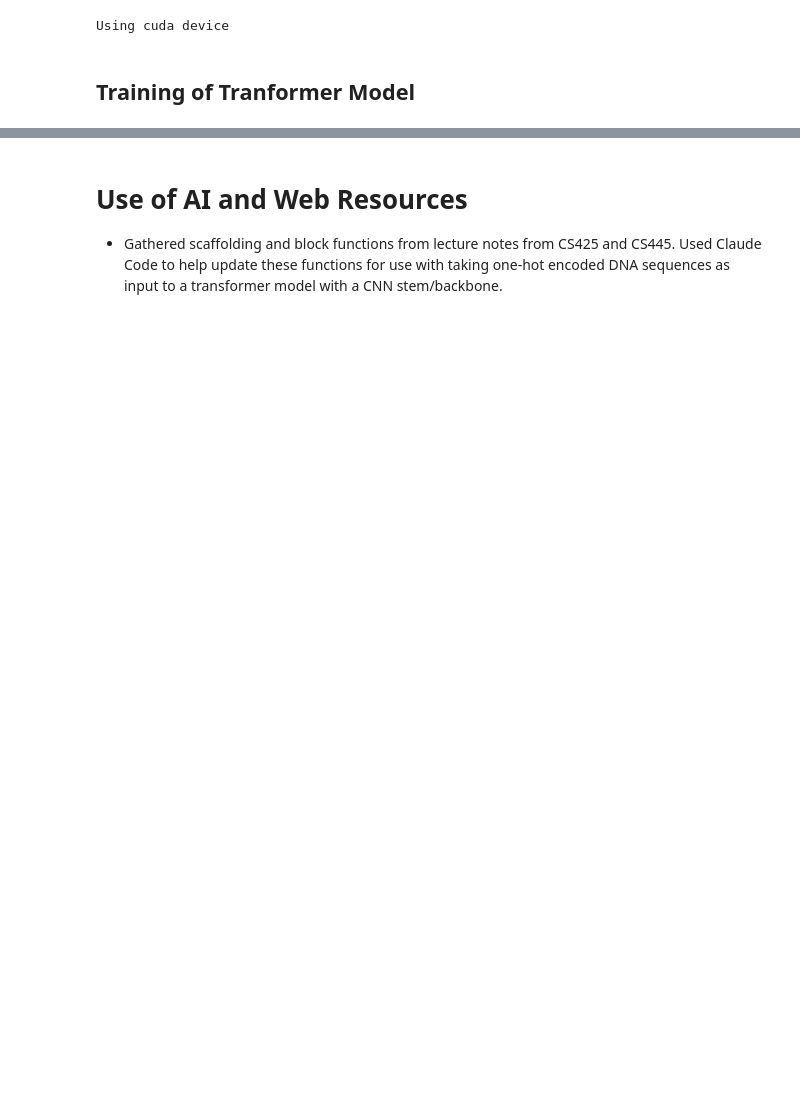
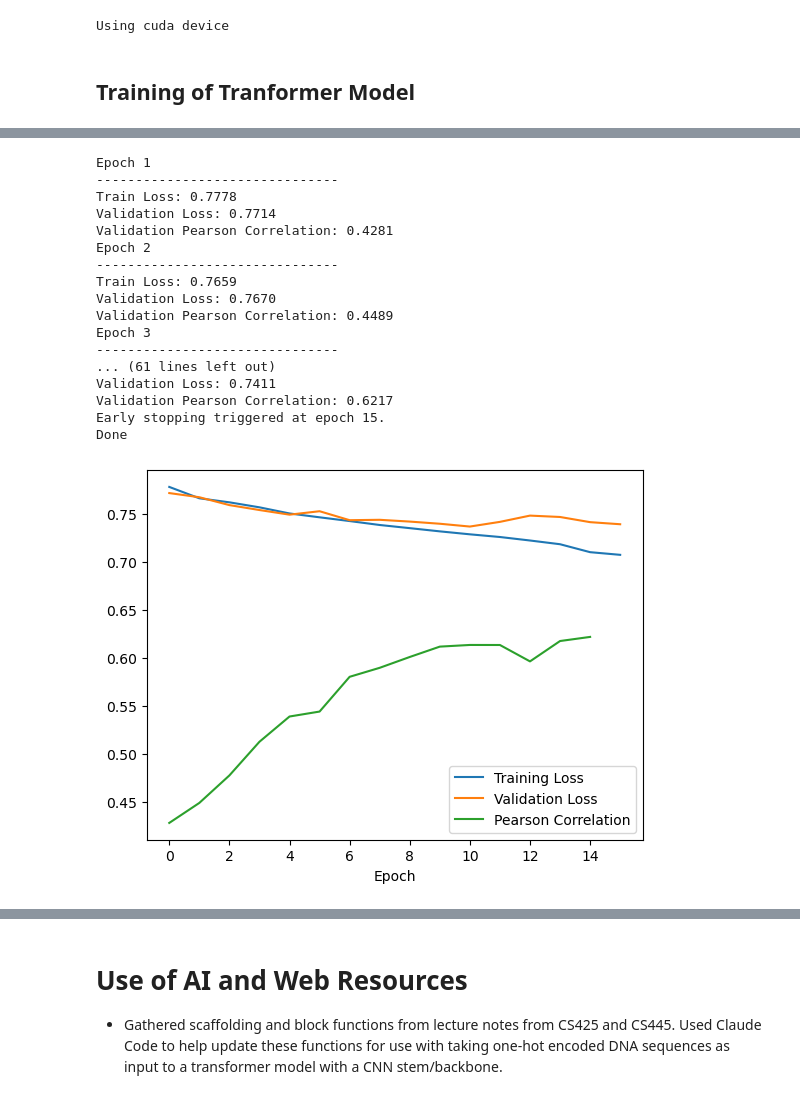
Before and after one commit to mrmang0dev/CS425-Project, a Jupyter notebook: transformer.ipynb, the cells around one changed output, grey strips where cells are left out. Cells and saved outputs as stored; diff of their text form; code cells hidden in the pictures; blank space fills up the shorter version.

```diff
--- a/transformer.ipynb
+++ b/transformer.ipynb
@@ -286,0 +383,23 @@ plt.plot(val_loss, label="Validation Loss")
+# %%
+model=Transformer(num_kernels=[32, 64, 128], kernel_size=24, d_model=128, num_layers=2, dropout=0.4)
+train_loss, val_loss, val_metrics = train_model(model, train_loader, val_loader,epochs=100, lr=3e-4, device='cuda', clip_norm=1.0)
+plot_data(train_loss, val_loss, val_metrics)
+# %% [output]
+Epoch 1
+-------------------------------
+Train Loss: 0.7778
+Validation Loss: 0.7714
+Validation Pearson Correlation: 0.4281
+Epoch 2
+-------------------------------
+Train Loss: 0.7659
+Validation Loss: 0.7670
+Validation Pearson Correlation: 0.4489
+Epoch 3
+-------------------------------
+... (61 lines left out)
+Validation Loss: 0.7411
+Validation Pearson Correlation: 0.6217
+Early stopping triggered at epoch 15.
+Done
+[figure, added]
```
Also changed, not shown: parts of 18 cells of this notebook, 1 other file.
